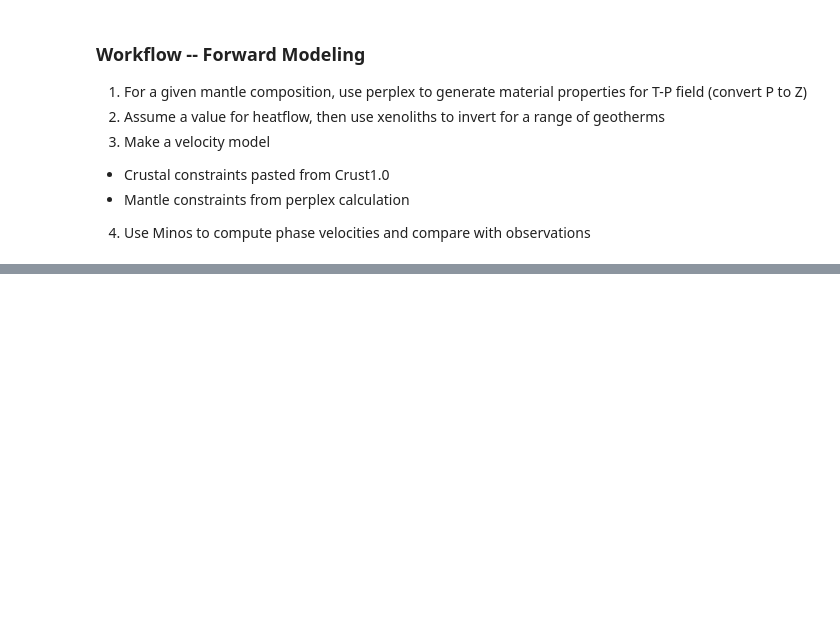
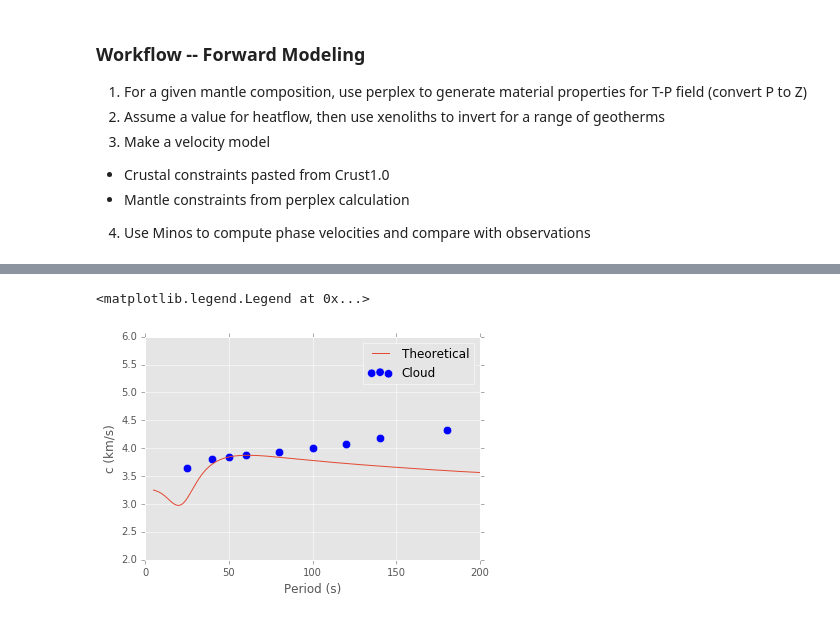
Before and after one commit to nmancinelli/ss-precursors, a Jupyter notebook: Forward_Modeling_Workflow.ipynb, the cells around one changed output, grey strips where cells are left out. Drawn from its saved outputs; the diff is of its cells as text; code cells hidden in the pictures; blank space fills up the shorter version.

```diff
--- a/Forward_Modeling_Workflow.ipynb
+++ b/Forward_Modeling_Workflow.ipynb
@@ -104,4 +107,6 @@ Crust 1.0 at lat, lon = 36.00 -110.00
 #Step 4 - Compute phase velocities
 
 from minos.minos import Minos
-Minos().run().plot_output()
+minos = Minos().run().read_output()
+from cloud.observations import PhaseVelocities
+pv = PhaseVelocities(36,-110)
@@ -127,0 +113,18 @@ Minos().run().plot_output()
+# %%
+plt.plot(minos.period, minos.c, label='Theoretical')
+xs,ys = [],[]
+for key in pv.measurements:
+    xs.append(key)
+    ys.append(pv.measurements[key]/1000.)
+
+plt.scatter(xs,ys,s=70,label='Cloud')
+
+plt.xlim(0,200)
+plt.ylim(2,6)
+plt.ylabel('c (km/s)')
+plt.xlabel('Period (s)')
+
+plt.legend()
+# %% [output]
+<matplotlib.legend.Legend at 0x...>
+[figure, added]
```
Also changed, not shown: parts of 3 cells of this notebook.
